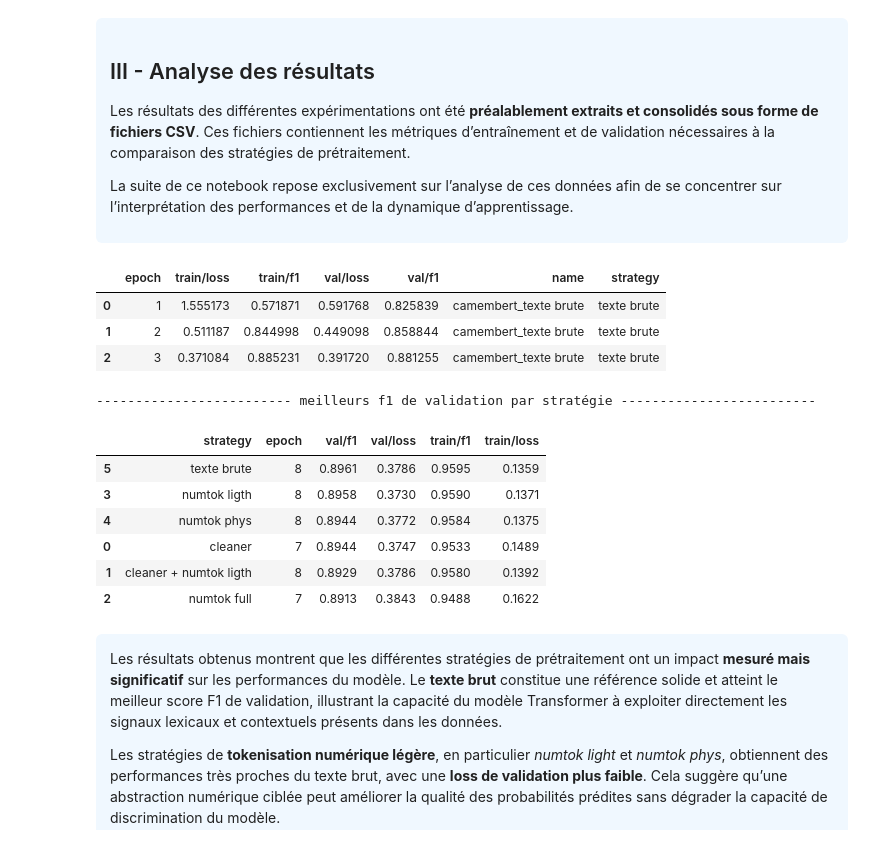
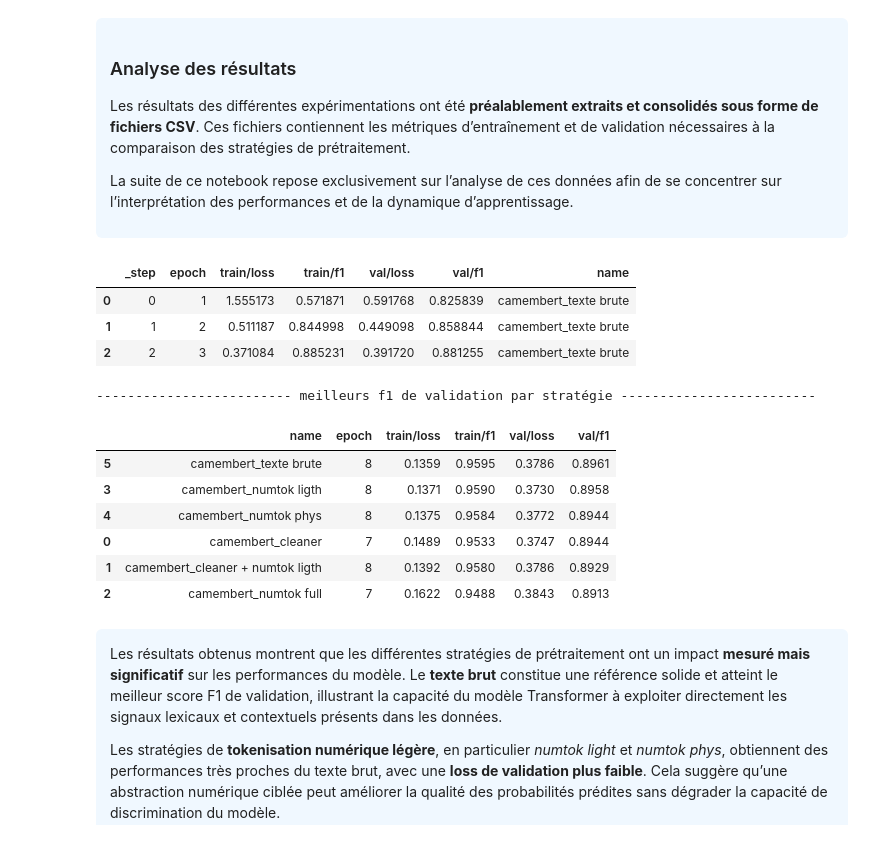
Before and after one commit to beautiful-pixel/DS_rakuten, a Jupyter notebook: notebooks/text_05_embedding_preprocess.ipynb, the cells around one changed output. Drawn from its saved outputs; the diff is of its cells as text; code cells hidden in the pictures.

```diff
--- a/notebooks/text_05_embedding_preprocess.ipynb
+++ b/notebooks/text_05_embedding_preprocess.ipynb
@@ -271,7 +343,7 @@ for name, transformer in transformers.items():
 # %% [markdown]
 <div style="background:#f0f8ff; padding:14px; border-radius:6px">
 
-<h2>III - Analyse des résultats</h2>
+<h3>Analyse des résultats</h3>
 
 <p>
 Les résultats des différentes expérimentations ont été <b>préalablement extraits
@@ -286,45 +358,41 @@ l’interprétation des performances et de la dynamique d’apprentissage.
 </p>
 
 </div>
-# %%
-history_df = pd.read_csv('results/embedding_preprocess/history.csv')
-history_df.head(3)
-# %% [output]
-|  | epoch | train/loss | train/f1 | val/loss | val/f1 | name | strategy |
-| 0 | 1 | 1.555173 | 0.571871 | 0.591768 | 0.825839 | camembert_texte brute | texte brute |
-| 1 | 2 | 0.511187 | 0.844998 | 0.449098 | 0.858844 | camembert_texte brute | texte brute |
-| 2 | 3 | 0.371084 | 0.885231 | 0.391720 | 0.881255 | camembert_texte brute | texte brute |
+# %%
+project_path = "beautiful-pixel-formation-data-science/ds_rakuten"
+run_names = [f"camembert_{preproc_name}" for preproc_name in preprocessors]
+runs = load_wandb_runs(project_path, run_names)
+history_df = load_wandb_history_df(runs)
+
+history_df.head(3)
+# %% [output]
+|  | _step | epoch | train/loss | train/f1 | val/loss | val/f1 | name |
+| 0 | 0 | 1 | 1.555173 | 0.571871 | 0.591768 | 0.825839 | camembert_texte brute |
+| 1 | 1 | 2 | 0.511187 | 0.844998 | 0.449098 | 0.858844 | camembert_texte brute |
+| 2 | 2 | 3 | 0.371084 | 0.885231 | 0.391720 | 0.881255 | camembert_texte brute |
 # %%
-# 1️⃣ Pour chaque modèle, garder la ligne où val/f1 est maximal
 best_f1_df = (
     history_df
     .sort_values("val/f1", ascending=False)
     .groupby("name", as_index=False)
     .first()
+    .drop('_step', axis=1)
 )
 
-# 2️⃣ Sélectionner et renommer les colonnes utiles
-best_f1_df = best_f1_df[[
-    "strategy",
-    "epoch",
-    "val/f1",
-    "val/loss",
-    "train/f1",
-    "train/loss",
-]]
+best_f1_df = best_f1_df.sort_values("val/f1", ascending=False)
 
 print("-"*25 + " meilleurs f1 de validation par stratégie "+"-"*25)
 
-display(best_f1_df.sort_values("val/f1", ascending=False).round(4))
+display(best_f1_df.round(4))
 # %% [output]
 ------------------------- meilleurs f1 de validation par stratégie -------------------------
-|  | strategy | epoch | val/f1 | val/loss | train/f1 | train/loss |
-| 5 | texte brute | 8 | 0.8961 | 0.3786 | 0.9595 | 0.1359 |
-| 3 | numtok ligth | 8 | 0.8958 | 0.3730 | 0.9590 | 0.1371 |
-| 4 | numtok phys | 8 | 0.8944 | 0.3772 | 0.9584 | 0.1375 |
-| 0 | cleaner | 7 | 0.8944 | 0.3747 | 0.9533 | 0.1489 |
-| 1 | cleaner + numtok ligth | 8 | 0.8929 | 0.3786 | 0.9580 | 0.1392 |
-| 2 | numtok full | 7 | 0.8913 | 0.3843 | 0.9488 | 0.1622 |
+|  | name | epoch | train/loss | train/f1 | val/loss | val/f1 |
+| 5 | camembert_texte brute | 8 | 0.1359 | 0.9595 | 0.3786 | 0.8961 |
+| 3 | camembert_numtok ligth | 8 | 0.1371 | 0.9590 | 0.3730 | 0.8958 |
+| 4 | camembert_numtok phys | 8 | 0.1375 | 0.9584 | 0.3772 | 0.8944 |
+| 0 | camembert_cleaner | 7 | 0.1489 | 0.9533 | 0.3747 | 0.8944 |
+| 1 | camembert_cleaner + numtok ligth | 8 | 0.1392 | 0.9580 | 0.3786 | 0.8929 |
+| 2 | camembert_numtok full | 7 | 0.1622 | 0.9488 | 0.3843 | 0.8913 |
 # %% [markdown]
 <div style="background:#f0f8ff; padding:14px; border-radius:6px">
 
```
Also changed, not shown: parts of 13 cells of this notebook.
